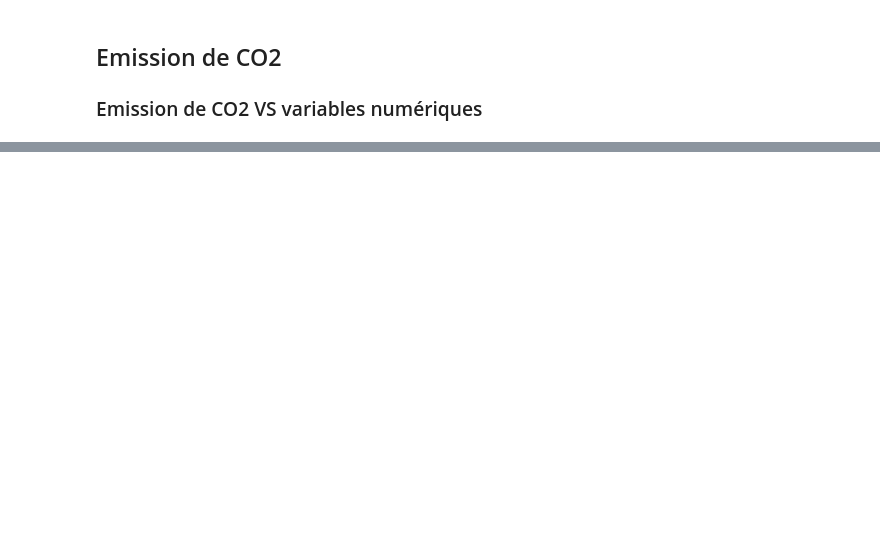
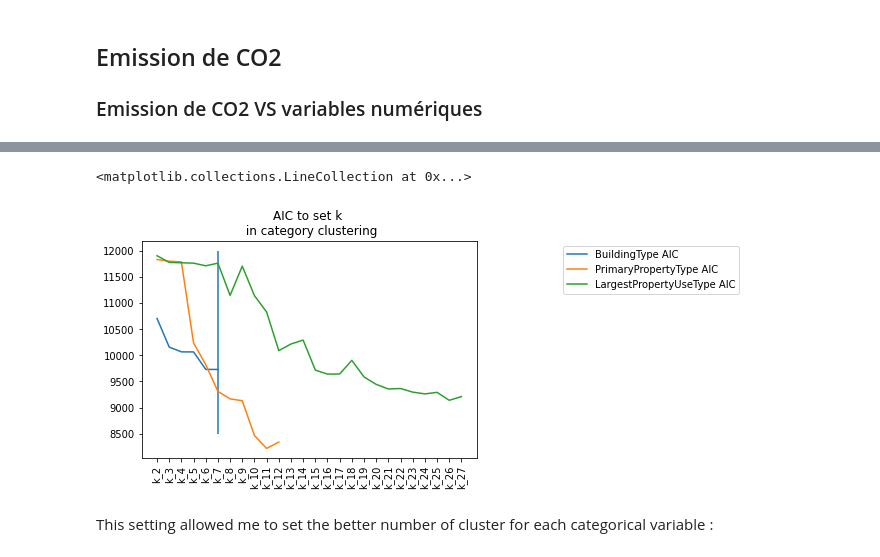
Before and after one commit to ClaireGayral/formation_openclassroom, a Jupyter notebook: P3_gayral_claire/preprocess.ipynb, the cells around one changed output, grey strips where cells are left out. Drawn from its saved outputs; the diff is of its cells as text; code cells hidden in the pictures; blank space fills up the shorter version.

```diff
--- a/P3_gayral_claire/preprocess.ipynb
+++ b/P3_gayral_claire/preprocess.ipynb
@@ -836,2 +835,0 @@ De la même façon que pour la consommation d'énergie, l'émission de CO2 n'a p
-# %%
-cat_training_var = cat_training_var.drop(["CouncilDistrictCode","ComplianceStatus"])
@@ -1090,0 +838,2 @@ new_data = new_data.merge(pd.get_dummies(data[var]),left_index=True, right_index
+# %%
+cat_training_var = cat_training_var.drop(["CouncilDistrictCode","ComplianceStatus","Neighborhood"])
@@ -1090,0 +927,20 @@ new_data = new_data.merge(pd.get_dummies(data[var]),left_index=True, right_index
+# %%
+num_vars = ["SiteEnergyUse(kBtu)","CO2_emissions"]
+
+list_of_cat_var = cat_training_var#[cat_training_var[0]]
+my_legend = []
+for cat_var in list_of_cat_var :
+    cluster_criterion = pd.read_csv(res_path+"set_k_cluster_category_"+ cat_var +".csv",
+                                    index_col=0)["AIC"]
+    plt.plot(cluster_criterion)
+    my_legend = np.concatenate((my_legend,[cat_var+" AIC"]))
+plt.xticks(rotation='vertical')
+plt.legend(my_legend,loc = "upper right",bbox_to_anchor=(1.8, 1))
+plt.title("AIC to set k \n in category clustering")
+
+plt.vlines("k_7",ymin=8500,ymax = 12000)
+# %% [output]
+<matplotlib.collections.LineCollection at 0x...>
+[figure, added]
+# %% [markdown]
+This setting allowed me to set the better number of cluster for each categorical variable :
```
Also changed, not shown: parts of 54 cells of this notebook, 1 other file.
